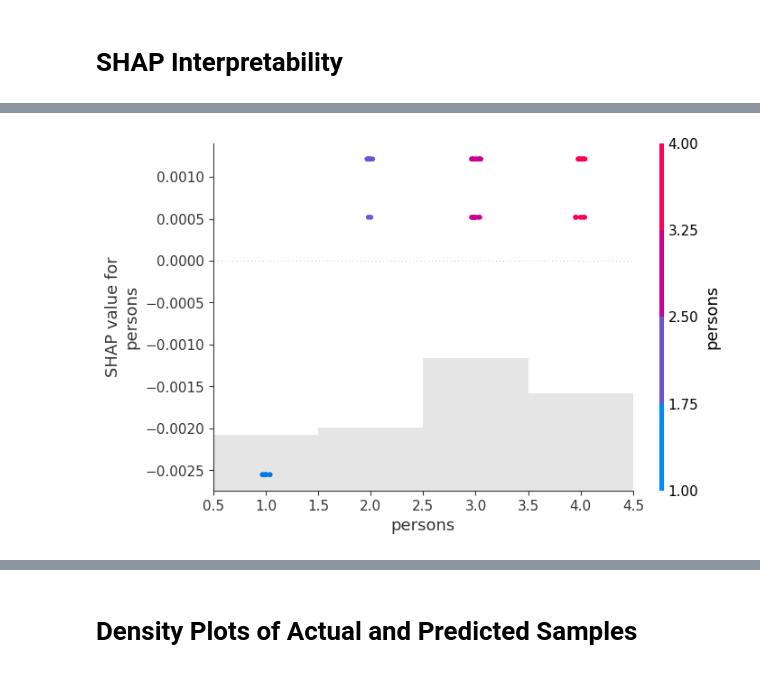
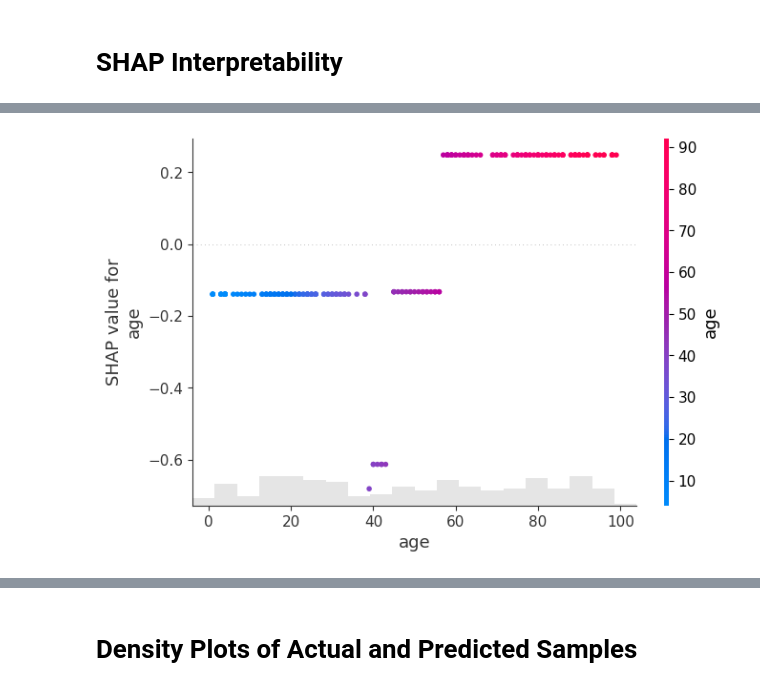
Before and after one commit to StatMixedML/LightGBMLSS, a Jupyter notebook: docs/examples/ZAGamma_Regression.ipynb, the cells around one changed output, grey strips where cells are left out. Drawn from its saved outputs; the diff is of its cells as text; code cells hidden in the pictures.

```diff
--- a/examples/ZINB_example_example.ipynb
+++ b/docs/examples/ZAGamma_Regression.ipynb
@@ -24,11 +31,10 @@ dtrain = lgb.Dataset(X_train, label=y_train)
 # %% [markdown]
 # Distribution Selection
 # %%
-# Specifies Zero-Inflated Negative Binomial distribution. See ?ZINB for an overview.
+# Specifies Zero-Adjusted Gamma distribution. See ?ZAGamma for an overview.
 lgblss = LightGBMLSS(
-    ZINB(stabilization="None",              # Options are "None", "MAD", "L2".
-         response_fn_total_count="relu",    # Function to transform the total_count-parameter, e.g., "exp", "softplus" or "relu".
-         response_fn_probs="sigmoid",       # Function to transform the probs-parameter, e.g., "sigmoid",
-         loss_fn="nll"                      # Function to transform the concentration and rate parameters, e.g., "exp" or "softplus".
-        )
+    ZAGamma(stabilization="None",        # Options are "None", "MAD", "L2".
+            response_fn="exp",           # Function to transform the concentration and rate parameters, e.g., "exp" or "softplus".
+            loss_fn="nll"                # Loss function. Options are "nll" (negative log-likelihood) or "crps"(continuous ranked probability score).)
+           )
 )
@@ -37,30 +65,9 @@ lgblss = LightGBMLSS(
 # %%
-# Any LightGBM hyperparameter can be tuned, where the structure of the parameter dictionary needs to be as follows:
-
-    # Float/Int sample_type
-        # {"param_name": ["sample_type", low, high, log]}
-            # sample_type: str, Type of sampling, e.g., "float" or "int"
-            # low: int, Lower endpoint of the range of suggested values
-            # high: int, Upper endpoint of the range of suggested values
-            # log: bool, Flag to sample the value from the log domain or not
-    # Example: {"eta": "float", low=1e-5, high=1, log=True]}
-
-    # Categorical sample_type
-        # {"param_name": ["sample_type", ["choice1", "choice2", "choice3", "..."]]}
-            # sample_type: str, Type of sampling, either "categorical"
-            # choice1, choice2, choice3, ...: str, Possible choices for the parameter
-        # Example: {"boosting": ["categorical", ["gbdt", "dart"]]}
-
-    # For parameters without tunable choice (this is needed if tree_method = "gpu_hist" and gpu_id needs to be specified)
-        # {"param_name": ["none", [value]]},
-        # param_name: str, Name of the parameter
-        # value: int, Value of the parameter
-    # Example: {"gpu_id": ["none", [0]]}
-
 param_dict = {
     "eta":                      ["float", {"low": 1e-5,   "high": 1,     "log": True}],
     "max_depth":                ["int",   {"low": 1,      "high": 10,    "log": False}],
     "min_gain_to_split":        ["float", {"low": 1e-8,   "high": 40,    "log": False}],
+    "min_sum_hessian_in_leaf":  ["float", {"low": 1e-8,   "high": 500,   "log": True}],
     "subsample":                ["float", {"low": 0.2,    "high": 1.0,   "log": False}],
     "feature_fraction":         ["float", {"low": 0.2,    "high": 1.0,   "log": False}],
     "boosting":                 ["categorical", ["gbdt"]],
@@ -73,9 +80,9 @@ opt_param = lgblss.hyper_opt(param_dict,
                              nfold=5,                    # Number of cv-folds.
                              early_stopping_rounds=20,   # Number of early-stopping rounds
                              max_minutes=5,              # Time budget in minutes, i.e., stop study after the given number of minutes.
-                             n_trials=None,              # The number of trials. If this argument is set to None, there is no limitation on the number of trials.
+                             n_trials=20,                # The number of trials. If this argument is set to None, there is no limitation on the number of trials.
                              silence=False,              # Controls the verbosity of the trail, i.e., user can silence the outputs of the trail.
                              seed=123,                   # Seed used to generate cv-folds.
                              hp_seed=None                # Seed for random number generator used in the Bayesian hyperparameter search.
-                             )
+                            )
 # %% [output]
@@ -170,14 +184,14 @@ pred_params.head()
 # %% [markdown]
 # SHAP Interpretability
 # %%
-# Partial Dependence Plot of rate parameter
+# Partial Dependence Plot of concentration parameter
 lgblss.plot(X_test,
-            parameter="total_count",
-            feature="persons",
+            parameter="concentration",
+            feature="age",
             plot_type="Partial_Dependence")
 # %% [output]
 [interactive output not drawn]
-[figure, old version]
+[figure, new version]
 # %%
 # Feature Importance of gate parameter
 lgblss.plot(X_test,
```
Also changed, not shown: parts of 13 cells of this notebook, 22 other files.
